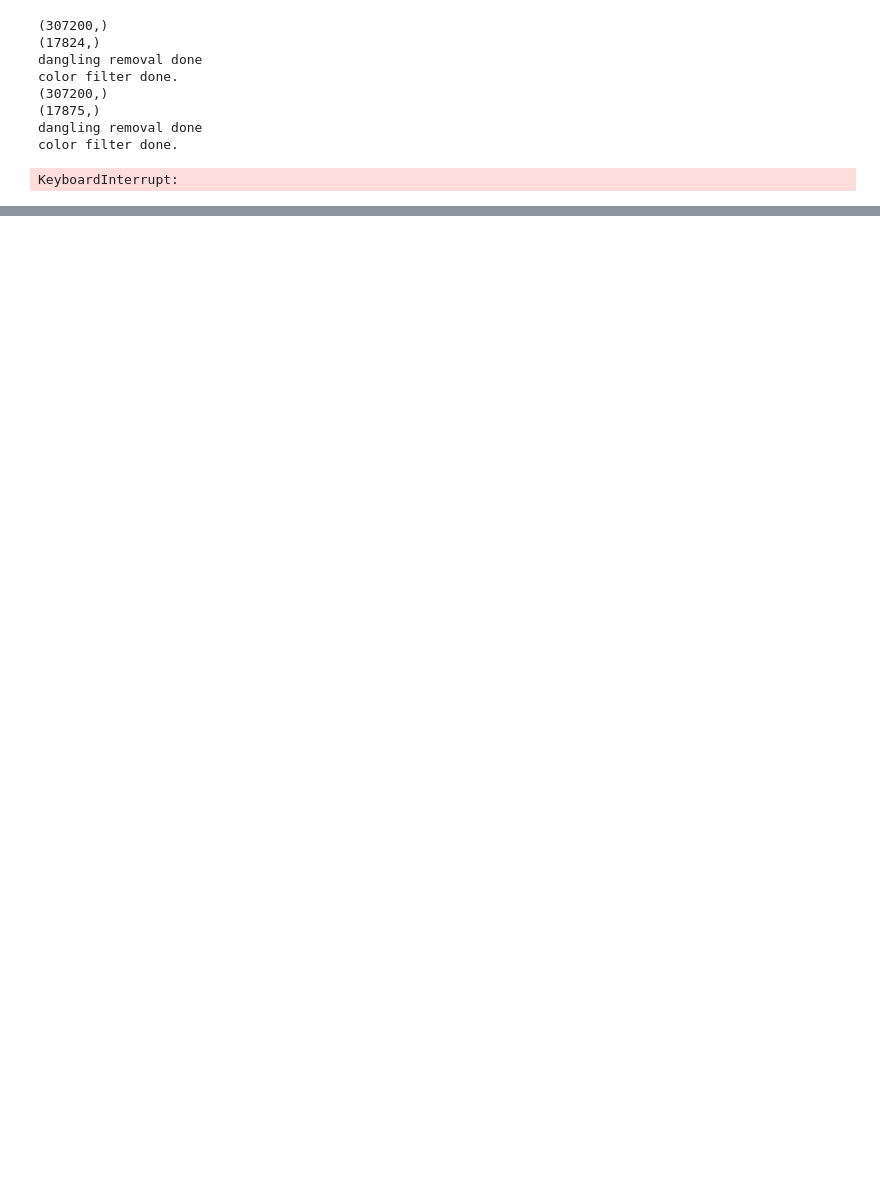
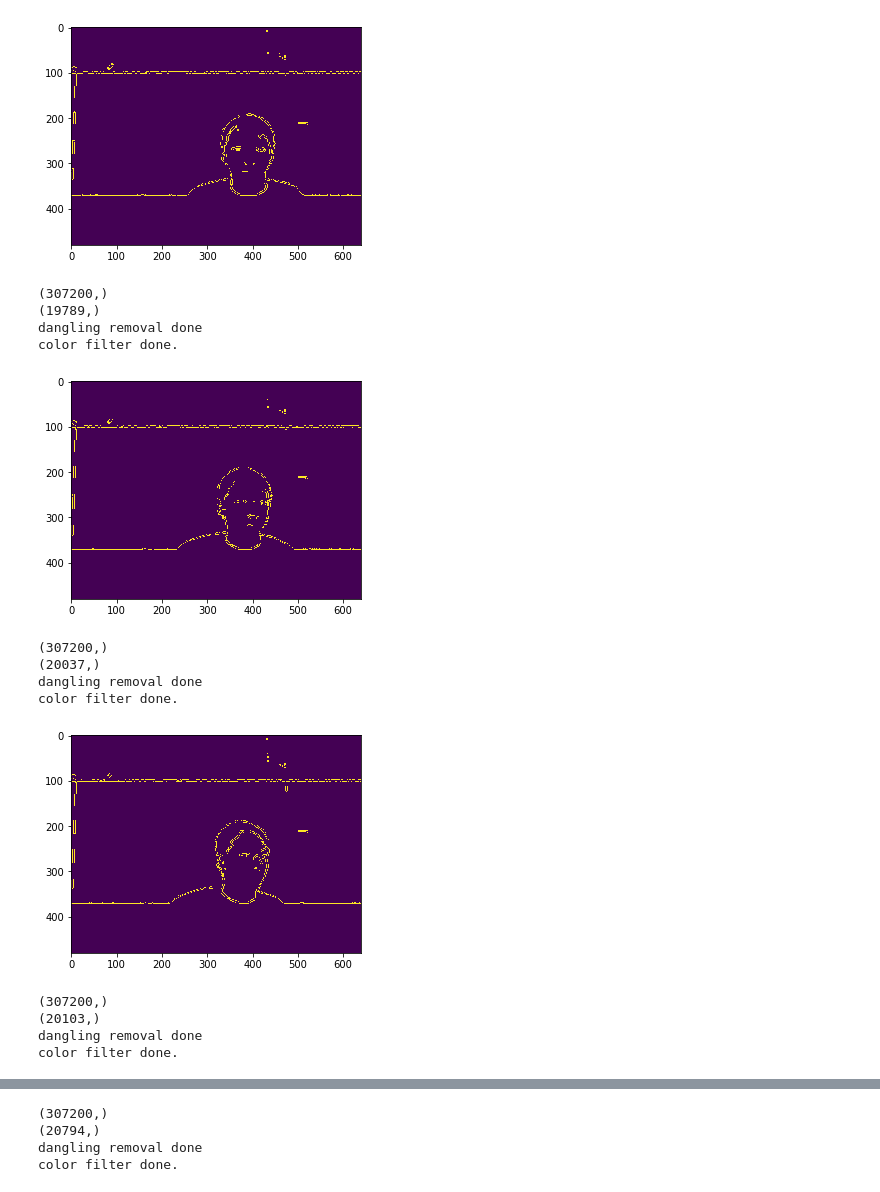
Before and after one commit to yichao-l/head_reconstruct, a Jupyter notebook: yichao-test.ipynb, the cells around one changed output, grey strips where cells are left out. Saved outputs shown, nothing was run; the diff lists cells and outputs as text; code cells hidden in the pictures; blank space fills up the shorter version.

```diff
--- a/yichao-test.ipynb
+++ b/yichao-test.ipynb
@@ -145,28 +63,34 @@ image 4
 # %%
 # gen 2d images
-for i in range(1,15):
+for i in range(1,16):
     head = HEAD_RECON.threeD_head.read_from_file(1,i)
     head.reset_filters()
     # self.reset_filters()
     head.edge_based_filter()
     head.filter_nan()
     head.filter_depth(1.5)
     head.sparsify(1)
 #     head.remove_dangling()
     print("dangling removal done")
 #     head.remove_background_color()
     print("color filter done.")
     head.center()
     head.get_filtered_image()
     head.create_vpython_spheres()
     head.save()
 # %% [output]
+[figure, added]
 (307200,)
-(17824,)
+(19789,)
 dangling removal done
 color filter done.
-(307200,)
-(17875,)
-dangling removal done
-color filter done.
+[figure, added]
-KeyboardInterrupt:
+(307200,)
+(20037,)
+dangling removal done
+color filter done.
+[figure, added]
+(307200,)
+(20103,)
+dangling removal done
+color filter done.
@@ -172,0 +98,4 @@ KeyboardInterrupt:
+(307200,)
+(20794,)
+dangling removal done
+color filter done.
```
Also changed, not shown: parts of 8 cells of this notebook, 6 other files.
